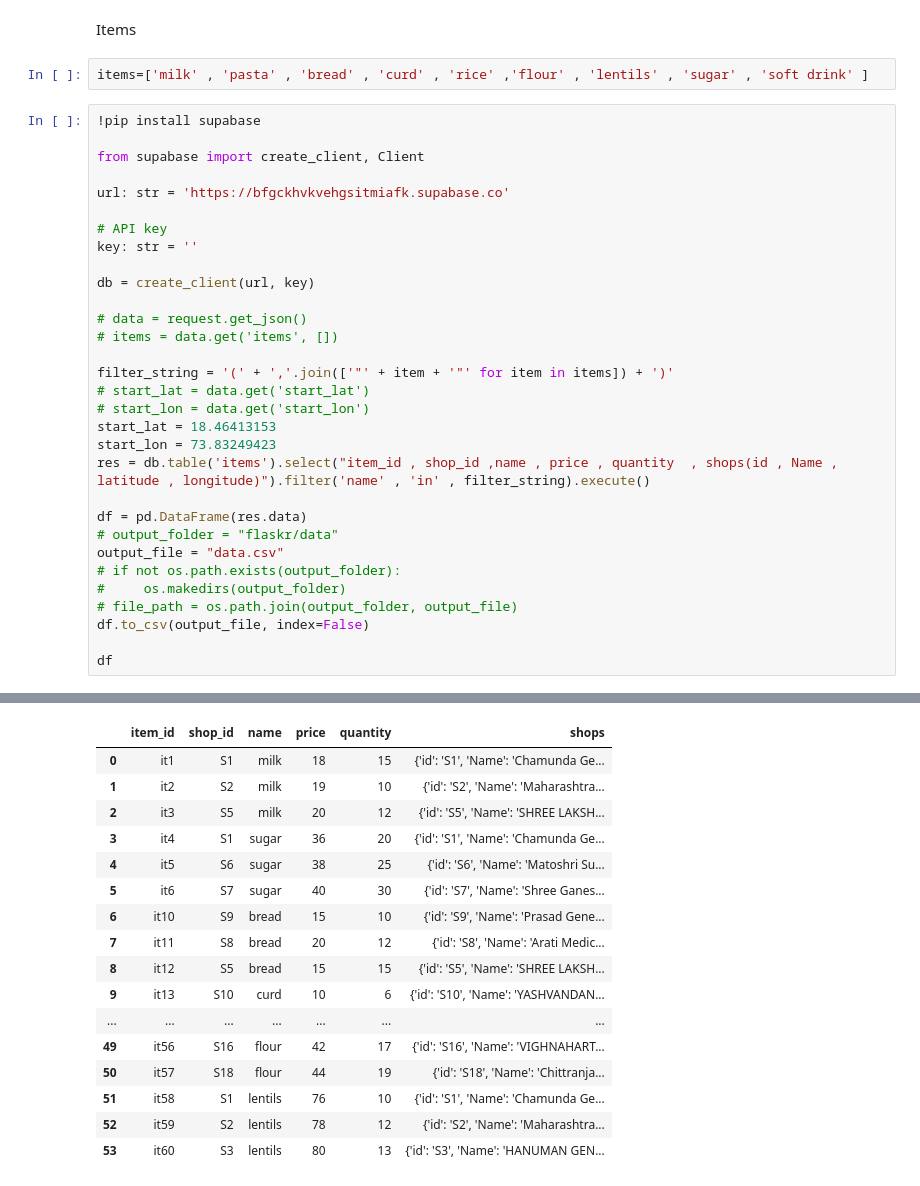
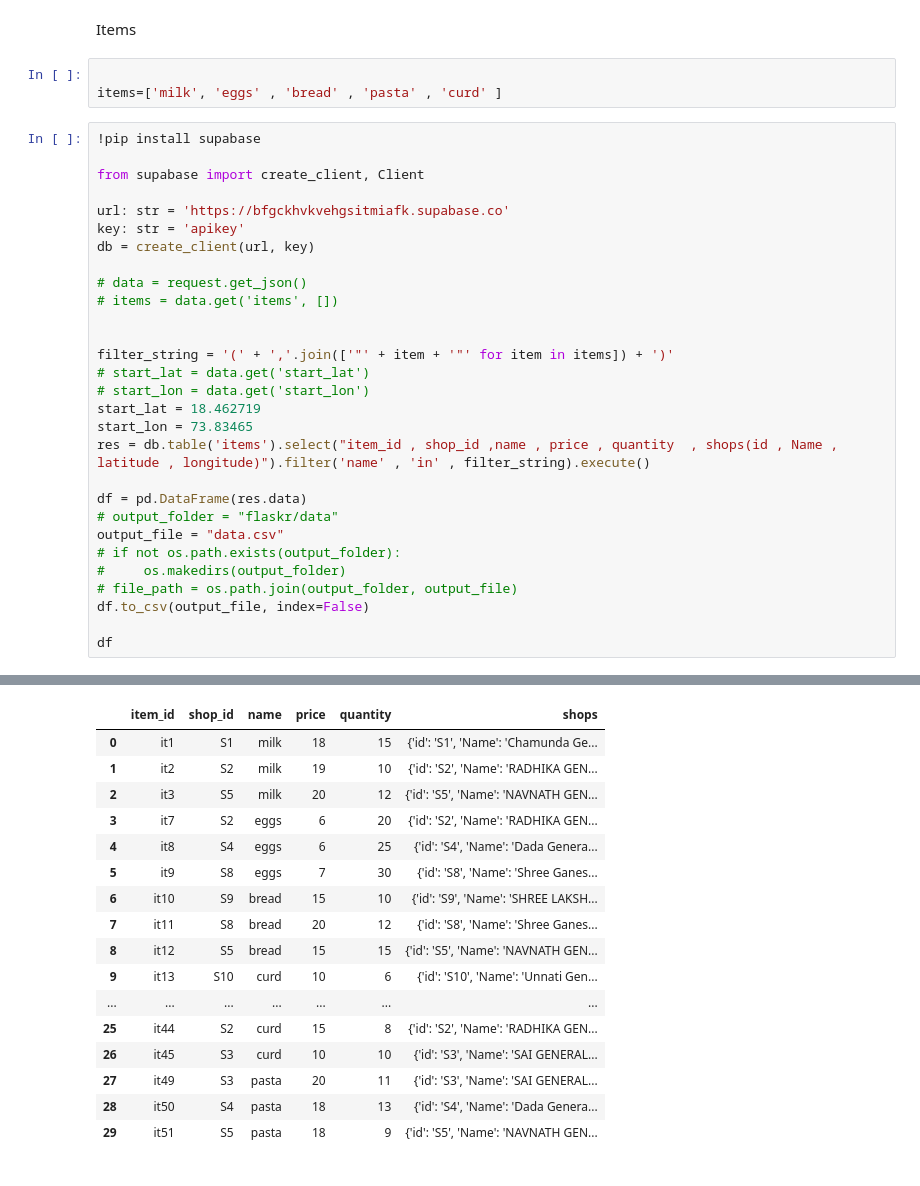
Before and after one commit to yashharne/PathPlanner, a Jupyter notebook: pathplanner.ipynb, the cells around one changed output, grey strips where cells are left out. Saved outputs shown, nothing was run; the diff lists cells and outputs as text.

```diff
--- a/pathplanner.ipynb
+++ b/pathplanner.ipynb
@@ -385,27 +381,26 @@ cost
 # %% [markdown]
 Items
-# %%
-items=['milk' , 'pasta' , 'bread' , 'curd' , 'rice' ,'flour' , 'lentils' , 'sugar' , 'soft drink' ]
+# %%
+
+items=['milk', 'eggs' , 'bread' , 'pasta' , 'curd' ]
 # %%
 !pip install supabase
 
 from supabase import create_client, Client
 
 url: str = 'https://bfgckhvkvehgsitmiafk.supabase.co'
-
-# API key
-key: str = ''
-
+key: str = 'apikey'
 db = create_client(url, key)
 
 # data = request.get_json()
 # items = data.get('items', [])
 
+
 filter_string = '(' + ','.join(['"' + item + '"' for item in items]) + ')'
 # start_lat = data.get('start_lat')
 # start_lon = data.get('start_lon')
-start_lat = 18.46413153
-start_lon = 73.83249423
+start_lat = 18.462719
+start_lon = 73.83465
 res = db.table('items').select("item_id , shop_id ,name , price , quantity  , shops(id , Name , latitude , longitude)").filter('name' , 'in' , filter_string).execute()
 
 df = pd.DataFrame(res.data)
@@ -438,20 +433,20 @@ Successfully installed deprecation-2.1.0 gotrue-1.3.0 h11-0.14.0 httpcore-0.17.3
 |  | item_id | shop_id | name | price | quantity | shops |
 | 0 | it1 | S1 | milk | 18 | 15 | {'id': 'S1', 'Name': 'Chamunda Ge... |
-| 1 | it2 | S2 | milk | 19 | 10 | {'id': 'S2', 'Name': 'Maharashtra... |
-| 2 | it3 | S5 | milk | 20 | 12 | {'id': 'S5', 'Name': 'SHREE LAKSH... |
-| 3 | it4 | S1 | sugar | 36 | 20 | {'id': 'S1', 'Name': 'Chamunda Ge... |
-| 4 | it5 | S6 | sugar | 38 | 25 | {'id': 'S6', 'Name': 'Matoshri Su... |
-| 5 | it6 | S7 | sugar | 40 | 30 | {'id': 'S7', 'Name': 'Shree Ganes... |
-| 6 | it10 | S9 | bread | 15 | 10 | {'id': 'S9', 'Name': 'Prasad Gene... |
-| 7 | it11 | S8 | bread | 20 | 12 | {'id': 'S8', 'Name': 'Arati Medic... |
-| 8 | it12 | S5 | bread | 15 | 15 | {'id': 'S5', 'Name': 'SHREE LAKSH... |
-| 9 | it13 | S10 | curd | 10 | 6 | {'id': 'S10', 'Name': 'YASHVANDAN... |
+| 1 | it2 | S2 | milk | 19 | 10 | {'id': 'S2', 'Name': 'RADHIKA GEN... |
+| 2 | it3 | S5 | milk | 20 | 12 | {'id': 'S5', 'Name': 'NAVNATH GEN... |
+| 3 | it7 | S2 | eggs | 6 | 20 | {'id': 'S2', 'Name': 'RADHIKA GEN... |
+| 4 | it8 | S4 | eggs | 6 | 25 | {'id': 'S4', 'Name': 'Dada Genera... |
+| 5 | it9 | S8 | eggs | 7 | 30 | {'id': 'S8', 'Name': 'Shree Ganes... |
+| 6 | it10 | S9 | bread | 15 | 10 | {'id': 'S9', 'Name': 'SHREE LAKSH... |
+| 7 | it11 | S8 | bread | 20 | 12 | {'id': 'S8', 'Name': 'Shree Ganes... |
+| 8 | it12 | S5 | bread | 15 | 15 | {'id': 'S5', 'Name': 'NAVNATH GEN... |
+| 9 | it13 | S10 | curd | 10 | 6 | {'id': 'S10', 'Name': 'Unnati Gen... |
 | ... | ... | ... | ... | ... | ... | ... |
-| 49 | it56 | S16 | flour | 42 | 17 | {'id': 'S16', 'Name': 'VIGHNAHART... |
-| 50 | it57 | S18 | flour | 44 | 19 | {'id': 'S18', 'Name': 'Chittranja... |
-| 51 | it58 | S1 | lentils | 76 | 10 | {'id': 'S1', 'Name': 'Chamunda Ge... |
-| 52 | it59 | S2 | lentils | 78 | 12 | {'id': 'S2', 'Name': 'Maharashtra... |
-| 53 | it60 | S3 | lentils | 80 | 13 | {'id': 'S3', 'Name': 'HANUMAN GEN... |
+| 25 | it44 | S2 | curd | 15 | 8 | {'id': 'S2', 'Name': 'RADHIKA GEN... |
+| 26 | it45 | S3 | curd | 10 | 10 | {'id': 'S3', 'Name': 'SAI GENERAL... |
+| 27 | it49 | S3 | pasta | 20 | 11 | {'id': 'S3', 'Name': 'SAI GENERAL... |
+| 28 | it50 | S4 | pasta | 18 | 13 | {'id': 'S4', 'Name': 'Dada Genera... |
+| 29 | it51 | S5 | pasta | 18 | 9 | {'id': 'S5', 'Name': 'NAVNATH GEN... |
 # %%
 import math
 import os
```
Also changed, not shown: parts of 24 cells of this notebook.
